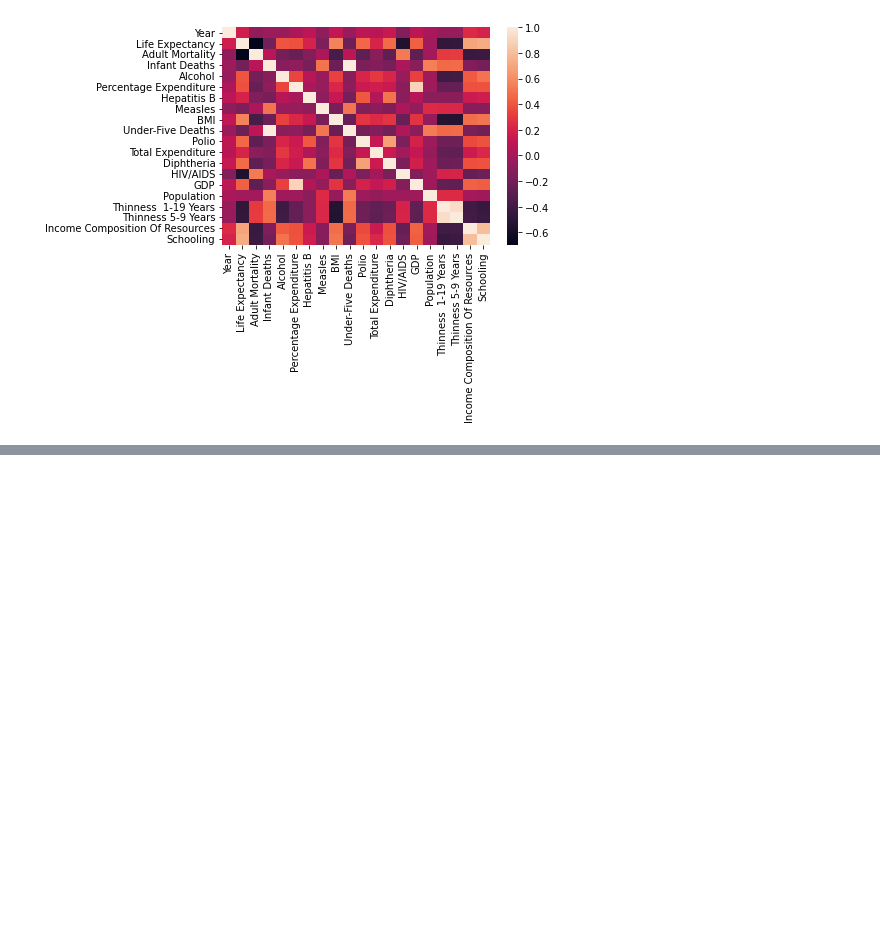
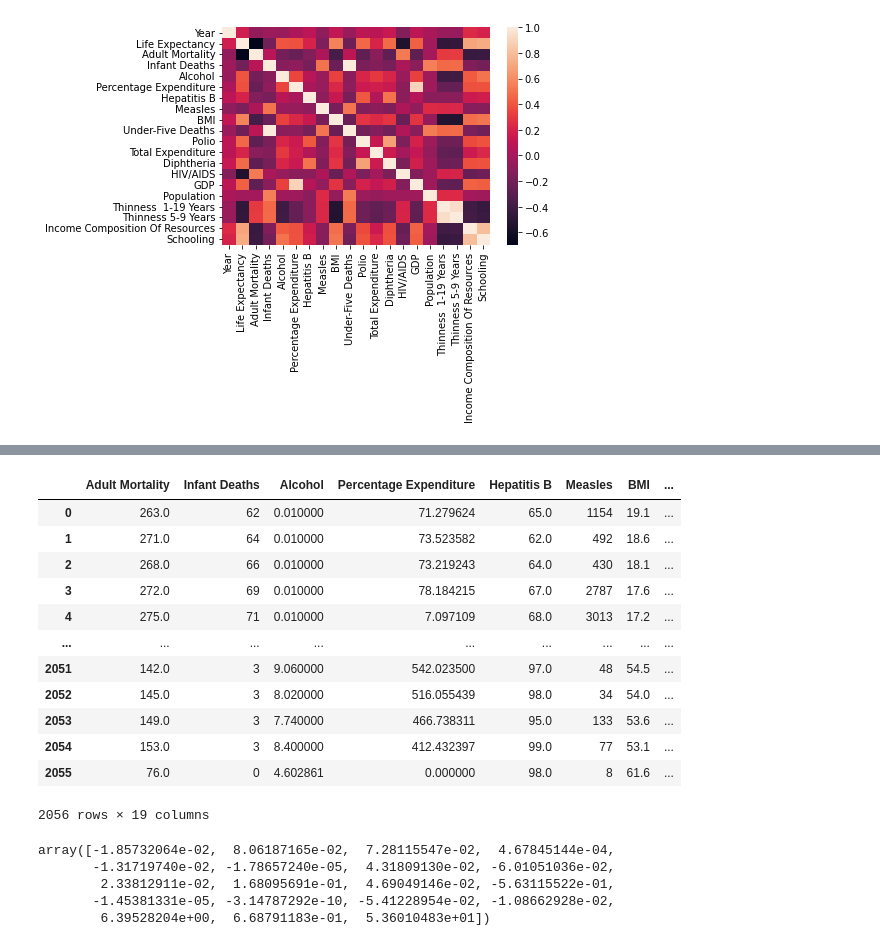
Before and after one commit to BinhHong/Life-Expectancy, a Jupyter notebook: Multi Linear Regression.ipynb, the cells around one changed output, grey strips where cells are left out. Drawn from its saved outputs; the diff is of its cells as text; code cells hidden in the pictures; blank space fills up the shorter version.

```diff
--- a/Multi Linear Regression.ipynb
+++ b/Multi Linear Regression.ipynb
@@ -73,0 +145,25 @@ sns.heatmap(data.corr())
+# %%
+# take features and target
+x_train = train.drop(['Year', 'Life Expectancy'], axis=1)
+
+y_train = train['Life Expectancy']
+
+x_test = test.drop(['Year', 'Life Expectancy'], axis=1)
+
+y_test = test['Life Expectancy']
+# %%
+x_train
+# %% [output]
+|  | Adult Mortality | Infant Deaths | Alcohol | Percentage Expenditure | Hepatitis B | Measles | BMI | ... |
+| 0 | 263.0 | 62 | 0.010000 | 71.279624 | 65.0 | 1154 | 19.1 | ... |
+| 1 | 271.0 | 64 | 0.010000 | 73.523582 | 62.0 | 492 | 18.6 | ... |
+| 2 | 268.0 | 66 | 0.010000 | 73.219243 | 64.0 | 430 | 18.1 | ... |
+| 3 | 272.0 | 69 | 0.010000 | 78.184215 | 67.0 | 2787 | 17.6 | ... |
+| 4 | 275.0 | 71 | 0.010000 | 7.097109 | 68.0 | 3013 | 17.2 | ... |
+| ... | ... | ... | ... | ... | ... | ... | ... | ... |
+| 2051 | 142.0 | 3 | 9.060000 | 542.023500 | 97.0 | 48 | 54.5 | ... |
+| 2052 | 145.0 | 3 | 8.020000 | 516.055439 | 98.0 | 34 | 54.0 | ... |
+| 2053 | 149.0 | 3 | 7.740000 | 466.738311 | 95.0 | 133 | 53.6 | ... |
+| 2054 | 153.0 | 3 | 8.400000 | 412.432397 | 99.0 | 77 | 53.1 | ... |
+| 2055 | 76.0 | 0 | 4.602861 | 0.000000 | 98.0 | 8 | 61.6 | ... |
+2056 rows × 19 columns
@@ -73,0 +180,9 @@ sns.heatmap(data.corr())
+# %%
+# this is the sequence of parameters
+C
+# %% [output]
+array([-1.85732064e-02,  8.06187165e-02,  7.28115547e-02,  4.67845144e-04,
+       -1.31719740e-02, -1.78657240e-05,  4.31809130e-02, -6.01051036e-02,
+        2.33812911e-02,  1.68095691e-01,  4.69049146e-02, -5.63115522e-01,
+       -1.45381331e-05, -3.14787292e-10, -5.41228954e-02, -1.08662928e-02,
+        6.39528204e+00,  6.68791183e-01,  5.36010483e+01])
```
Also changed, not shown: parts of 36 cells of this notebook.
